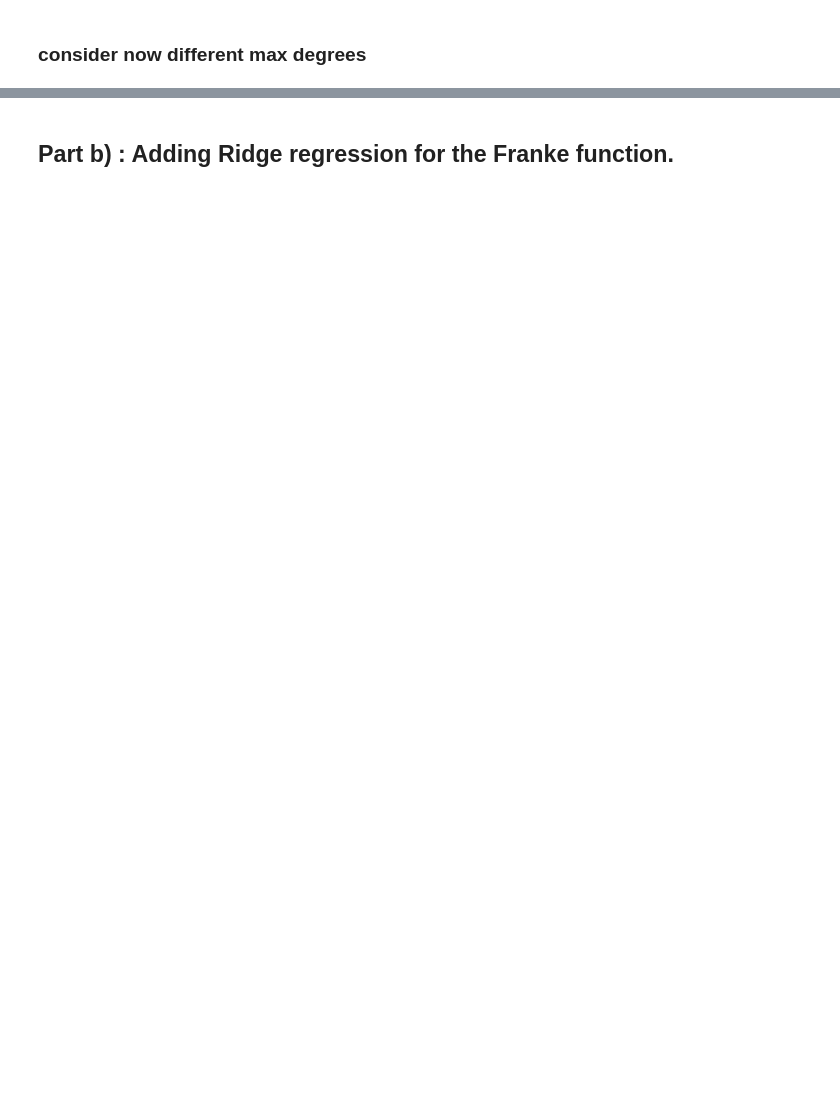
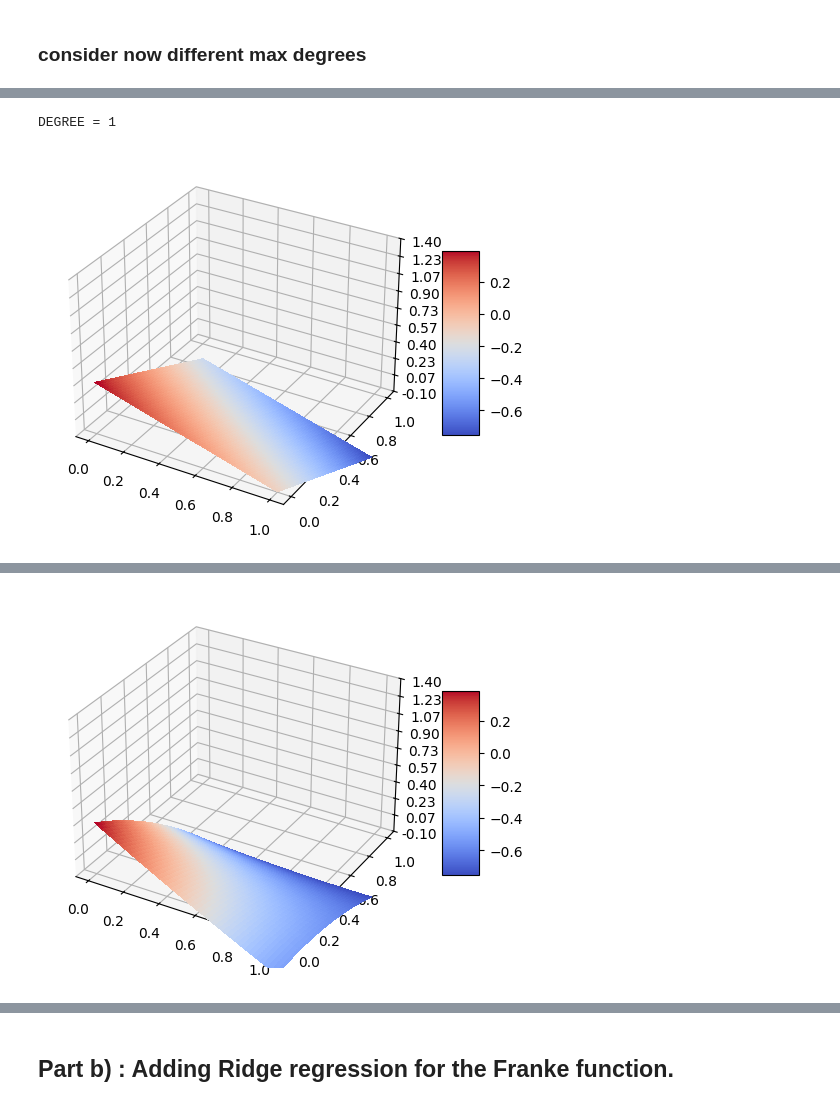
Before and after one commit to hishemok/FYS-STK4155, a Jupyter notebook: Project1/Project1_gd.ipynb, the cells around one changed output, grey strips where cells are left out. Cells and saved outputs as stored; diff of their text form; code cells hidden in the pictures; blank space fills up the shorter version.

```diff
--- a/Project1/Project1_gd.ipynb
+++ b/Project1/Project1_gd.ipynb
@@ -464,0 +321,74 @@ max       1.148946
+# %%
+y = FrankeFunction(x1m,x2m,0) # row ~ x2, column ~ x1
+
+import scipy.special # for binomial coefficient
+import numpy as np
+import matplotlib.pyplot as plt
+from sklearn.linear_model import LinearRegression
+from sklearn.metrics import mean_squared_error
+from sklearn.model_selection import train_test_split
+from sklearn.metrics import mean_squared_error,  r2_score
+import pandas as pd
+
+maxdegree = 5
+
+
+def OLS_analysis(maxdegree):
+    degrees = np.arange(1,maxdegree + 1)
+    num_monoms = int(scipy.special.binom(maxdegree + 2, maxdegree))
+
+    betas = np.zeros((maxdegree, num_monoms)) # for maxdegree = 5: 7 choose 5 is the number of possible monoms up to degree 5 for 2 variables (not -1 because the intercept will be added)
+    MSE = np.zeros((maxdegree,2)) # 0.column for train, 1. for test
+    R2 = np.zeros((maxdegree,2))
+    for degree in degrees:
+        print('DEGREE = ' + str(degree))
+        X, X_train, X_test, X_train_scaled, X_train_mean, X_test_scaled, y_train_scaled, y_train_mean, y_train, y_test = data(degree, x1m, x2m, y)
+
+        beta_lin = np.linalg.inv(X_train_scaled.T @ X_train_scaled) @ X_train_scaled.T @ y_train_scaled # without intercept
+        intercept = y_train_mean - X_train_mean @ beta_lin
+        betas[degree-1] = np.hstack([intercept, beta_lin, np.zeros(( num_monoms -1 - beta_lin.size,))])
+
+        #print('beta = {}'.format(betas[degree-1]))
+
+        ypredict_train_LR =  X_train_scaled @ beta_lin + y_train_mean
+        ypredict_test_LR = X_test_scaled @ beta_lin + y_train_mean
+        ypredict_all_LR = X @ beta_lin + y_train_mean
+
+        ''' from Project1.pdf ''' # adapted
+
+        ypredict_all_LR_m = ypredict_all_LR.reshape(y.shape)
+
+        fig = plt.figure()
+        ax = fig.add_subplot(projection = '3d')
+        # Plot the surface.
+        surf = ax.plot_surface(x1m, x2m, ypredict_all_LR_m, cmap=cm.coolwarm, linewidth=0, antialiased=False)
+        # Customize the z axis.
+        ax.set_zlim(-0.10, 1.40)
+        ax.zaxis.set_major_locator(LinearLocator(10))
+        ax.zaxis.set_major_formatter(FormatStrFormatter('%.02f'))
+        # Add a color bar which maps values to colors.
+        fig.colorbar(surf, shrink=0.5, aspect=5)
+        plt.show()
+        ''''''
+
+        print("Mean squared error for train: {}".format(mean_squared_error(y_train, ypredict_train_LR)))
+        print('R^2 score for train:          {}'.format(r2_score(y_train, ypredict_train_LR)))
+        print("Mean squared error for test:  {}".format(mean_squared_error(y_test, ypredict_test_LR)))
+        print('R^2 score for test:           {}'.format(r2_score(y_test, ypredict_test_LR)))
+
+        MSE[degree-1, 0] = mean_squared_error(y_train, ypredict_train_LR)
+        MSE[degree-1, 1] = mean_squared_error(y_test, ypredict_test_LR)
+        R2[degree-1, 0] = r2_score(y_train, ypredict_train_LR)
+        R2[degree-1, 1] = r2_score(y_test, ypredict_test_LR)
+
+        print('summary statistics for train prediction LR')
+        print(pd.DataFrame(ypredict_train_LR).describe())
+        print('summary statistics for test prediction LR')
+        print(pd.DataFrame(ypredict_test_LR).describe())
+
+    return MSE, R2, betas, degrees
+
+MSE, R2, betas, degrees = OLS_analysis(5)
+# %% [output]
+DEGREE = 1
+[figure, added]
@@ -464,0 +412 @@ max       1.148946
+[figure, added]
```
Also changed, not shown: parts of 37 cells of this notebook.
